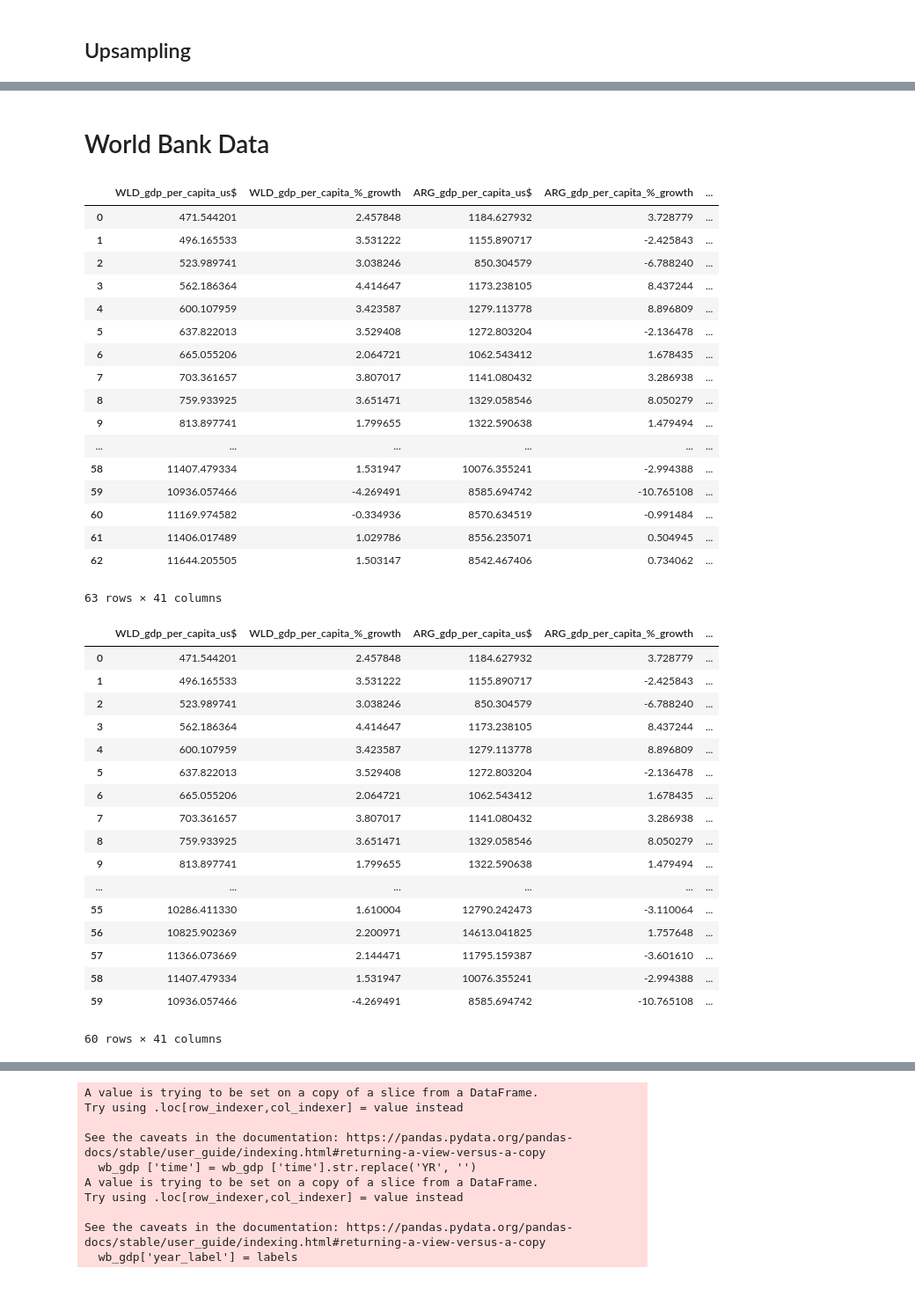
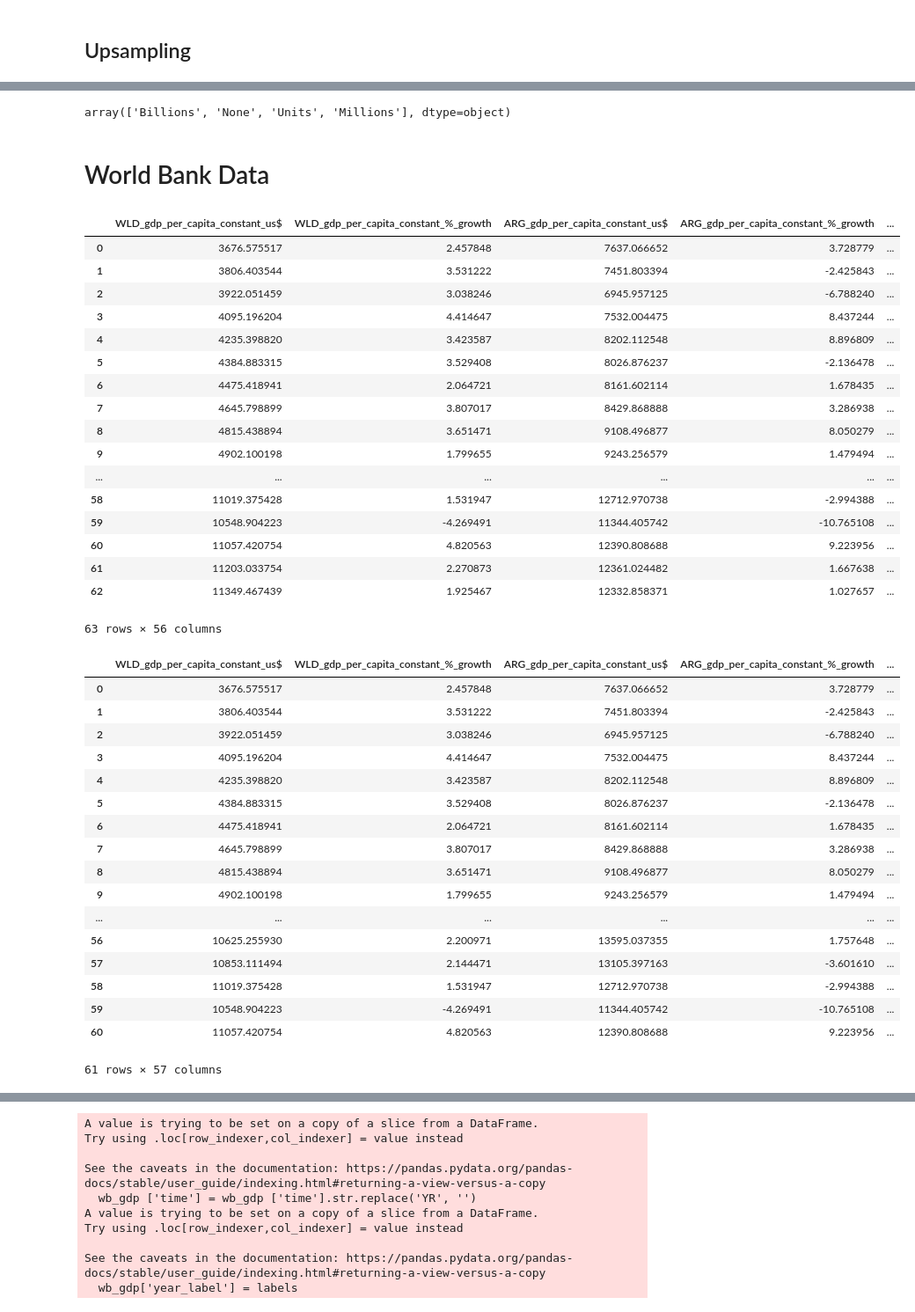
Before and after one commit to matosluana/Global_economy_2023_project, a Jupyter notebook: notebooks/04_modelling_classification_deep_learning.ipynb, the cells around one changed output, grey strips where cells are left out. Shown at 88% size. Drawn from its saved outputs; the diff is of its cells as text; code cells hidden in the pictures.

```diff
--- a/notebooks/04_modelling_classification_deep_learning.ipynb
+++ b/notebooks/04_modelling_classification_deep_learning.ipynb
@@ -31,6 +32,7 @@ In this notebook I will create classification models to label the years as per t
 
 This is the dataset containing global data for 1980-2027.
 # %%
+pd.reset_option('all')
 orignal_imf = pd.read_csv(r'C:\Users\luana\Ironhack DA\Unit 9\final_bootcamp_project\csv_files\imf_clean.csv')
 orignal_imf
 # %% [output]
@@ -348,51 +670,55 @@ None of the models was able to predict any of the recession years. Even with ups
+# %%
+orignal_imf['Scale'].unique()
+# %% [output]
+array(['Billions', 'None', 'Units', 'Millions'], dtype=object)
 # %% [markdown]
 # World Bank Data
 # %%
 wb_gdp = pd.read_csv(r'C:\Users\luana\Ironhack DA\Unit 9\final_bootcamp_project\csv_files\wb_gdp_predictions.csv')
 wb_gdp
 # %% [output]
-|  | WLD_gdp_per_capita_us$ | WLD_gdp_per_capita_%_growth | ARG_gdp_per_capita_us$ | ARG_gdp_per_capita_%_growth | ... |
-| 0 | 471.544201 | 2.457848 | 1184.627932 | 3.728779 | ... |
-| 1 | 496.165533 | 3.531222 | 1155.890717 | -2.425843 | ... |
-| 2 | 523.989741 | 3.038246 | 850.304579 | -6.788240 | ... |
-| 3 | 562.186364 | 4.414647 | 1173.238105 | 8.437244 | ... |
-| 4 | 600.107959 | 3.423587 | 1279.113778 | 8.896809 | ... |
-| 5 | 637.822013 | 3.529408 | 1272.803204 | -2.136478 | ... |
-| 6 | 665.055206 | 2.064721 | 1062.543412 | 1.678435 | ... |
-| 7 | 703.361657 | 3.807017 | 1141.080432 | 3.286938 | ... |
-| 8 | 759.933925 | 3.651471 | 1329.058546 | 8.050279 | ... |
-| 9 | 813.897741 | 1.799655 | 1322.590638 | 1.479494 | ... |
+|  | WLD_gdp_per_capita_constant_us$ | WLD_gdp_per_capita_constant_%_growth | ARG_gdp_per_capita_constant_us$ | ARG_gdp_per_capita_constant_%_growth | ... |
+| 0 | 3676.575517 | 2.457848 | 7637.066652 | 3.728779 | ... |
+| 1 | 3806.403544 | 3.531222 | 7451.803394 | -2.425843 | ... |
+| 2 | 3922.051459 | 3.038246 | 6945.957125 | -6.788240 | ... |
+| 3 | 4095.196204 | 4.414647 | 7532.004475 | 8.437244 | ... |
+| 4 | 4235.398820 | 3.423587 | 8202.112548 | 8.896809 | ... |
+| 5 | 4384.883315 | 3.529408 | 8026.876237 | -2.136478 | ... |
+| 6 | 4475.418941 | 2.064721 | 8161.602114 | 1.678435 | ... |
+| 7 | 4645.798899 | 3.807017 | 8429.868888 | 3.286938 | ... |
+| 8 | 4815.438894 | 3.651471 | 9108.496877 | 8.050279 | ... |
+| 9 | 4902.100198 | 1.799655 | 9243.256579 | 1.479494 | ... |
 | ... | ... | ... | ... | ... | ... |
-| 58 | 11407.479334 | 1.531947 | 10076.355241 | -2.994388 | ... |
-| 59 | 10936.057466 | -4.269491 | 8585.694742 | -10.765108 | ... |
-| 60 | 11169.974582 | -0.334936 | 8570.634519 | -0.991484 | ... |
-| 61 | 11406.017489 | 1.029786 | 8556.235071 | 0.504945 | ... |
-| 62 | 11644.205505 | 1.503147 | 8542.467406 | 0.734062 | ... |
+| 58 | 11019.375428 | 1.531947 | 12712.970738 | -2.994388 | ... |
+| 59 | 10548.904223 | -4.269491 | 11344.405742 | -10.765108 | ... |
+| 60 | 11057.420754 | 4.820563 | 12390.808688 | 9.223956 | ... |
+| 61 | 11203.033754 | 2.270873 | 12361.024482 | 1.667638 | ... |
+| 62 | 11349.467439 | 1.925467 | 12332.858371 | 1.027657 | ... |
-63 rows × 41 columns
+63 rows × 56 columns
 # %%
 wb_gdp ['time'] = wb_gdp ['time'].str.replace('YR', '')
 # %%
 # Dropping 2021,2022 and 2023. I will label them later
 wb_gdp ['time'] = wb_gdp ['time'].str.replace('YR', '')
-wb_gdp_to_predict = wb_gdp[-3:]
-wb_gdp = wb_gdp[:-3]
+wb_gdp_to_predict = wb_gdp[-5:]
+wb_gdp = wb_gdp[:-2]
 wb_gdp
 # %% [output]
-|  | WLD_gdp_per_capita_us$ | WLD_gdp_per_capita_%_growth | ARG_gdp_per_capita_us$ | ARG_gdp_per_capita_%_growth | ... |
-| 0 | 471.544201 | 2.457848 | 1184.627932 | 3.728779 | ... |
-| 1 | 496.165533 | 3.531222 | 1155.890717 | -2.425843 | ... |
-| 2 | 523.989741 | 3.038246 | 850.304579 | -6.788240 | ... |
-| 3 | 562.186364 | 4.414647 | 1173.238105 | 8.437244 | ... |
-| 4 | 600.107959 | 3.423587 | 1279.113778 | 8.896809 | ... |
-| 5 | 637.822013 | 3.529408 | 1272.803204 | -2.136478 | ... |
-| 6 | 665.055206 | 2.064721 | 1062.543412 | 1.678435 | ... |
-| 7 | 703.361657 | 3.807017 | 1141.080432 | 3.286938 | ... |
-| 8 | 759.933925 | 3.651471 | 1329.058546 | 8.050279 | ... |
-| 9 | 813.897741 | 1.799655 | 1322.590638 | 1.479494 | ... |
+|  | WLD_gdp_per_capita_constant_us$ | WLD_gdp_per_capita_constant_%_growth | ARG_gdp_per_capita_constant_us$ | ARG_gdp_per_capita_constant_%_growth | ... |
+| 0 | 3676.575517 | 2.457848 | 7637.066652 | 3.728779 | ... |
+| 1 | 3806.403544 | 3.531222 | 7451.803394 | -2.425843 | ... |
+| 2 | 3922.051459 | 3.038246 | 6945.957125 | -6.788240 | ... |
+| 3 | 4095.196204 | 4.414647 | 7532.004475 | 8.437244 | ... |
+| 4 | 4235.398820 | 3.423587 | 8202.112548 | 8.896809 | ... |
+| 5 | 4384.883315 | 3.529408 | 8026.876237 | -2.136478 | ... |
+| 6 | 4475.418941 | 2.064721 | 8161.602114 | 1.678435 | ... |
+| 7 | 4645.798899 | 3.807017 | 8429.868888 | 3.286938 | ... |
+| 8 | 4815.438894 | 3.651471 | 9108.496877 | 8.050279 | ... |
+| 9 | 4902.100198 | 1.799655 | 9243.256579 | 1.479494 | ... |
 | ... | ... | ... | ... | ... | ... |
-| 55 | 10286.411330 | 1.610004 | 12790.242473 | -3.110064 | ... |
-| 56 | 10825.902369 | 2.200971 | 14613.041825 | 1.757648 | ... |
-| 57 | 11366.073669 | 2.144471 | 11795.159387 | -3.601610 | ... |
-| 58 | 11407.479334 | 1.531947 | 10076.355241 | -2.994388 | ... |
-| 59 | 10936.057466 | -4.269491 | 8585.694742 | -10.765108 | ... |
+| 56 | 10625.255930 | 2.200971 | 13595.037355 | 1.757648 | ... |
+| 57 | 10853.111494 | 2.144471 | 13105.397163 | -3.601610 | ... |
+| 58 | 11019.375428 | 1.531947 | 12712.970738 | -2.994388 | ... |
+| 59 | 10548.904223 | -4.269491 | 11344.405742 | -10.765108 | ... |
+| 60 | 11057.420754 | 4.820563 | 12390.808688 | 9.223956 | ... |
-60 rows × 41 columns
+61 rows × 57 columns
```
Also changed, not shown: parts of 85 cells of this notebook, 14 other files.
